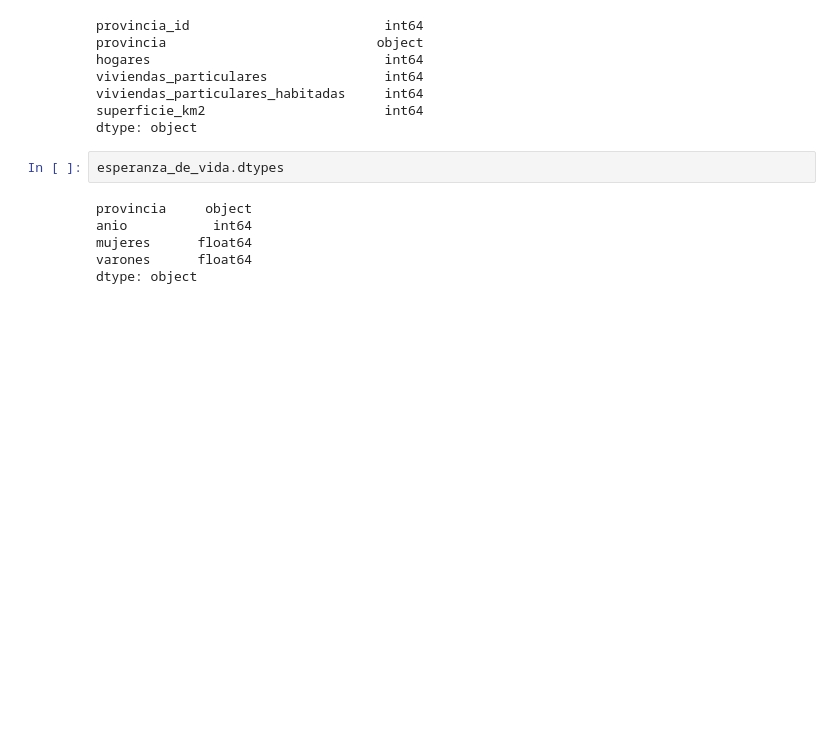
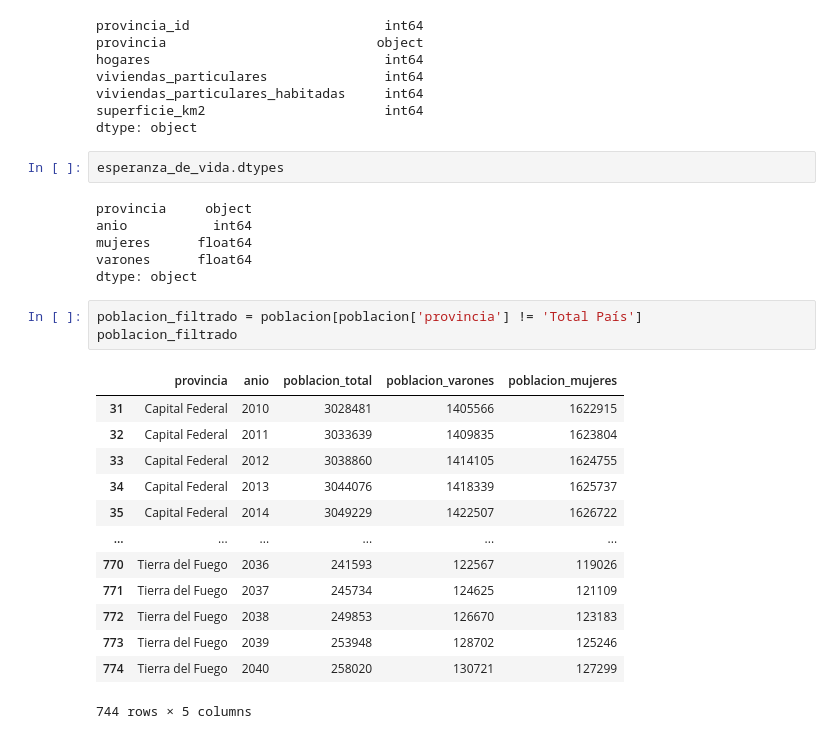
Before and after one commit to yanetcoronelok/api2_coronel_yanet, a Jupyter notebook: api2_coronel_yanet.ipynb, the cells around one changed output. Cells and saved outputs as stored; diff of their text form; blank space fills up the shorter version.

```diff
--- a/api2_coronel_yanet.ipynb
+++ b/api2_coronel_yanet.ipynb
@@ -169,3 +169,20 @@ anio           int64
 mujeres      float64
 varones      float64
 dtype: object
+# %%
+poblacion_filtrado = poblacion[poblacion['provincia'] != 'Total País']
+poblacion_filtrado
+# %% [output]
+|  | provincia | anio | poblacion_total | poblacion_varones | poblacion_mujeres |
+| 31 | Capital Federal | 2010 | 3028481 | 1405566 | 1622915 |
+| 32 | Capital Federal | 2011 | 3033639 | 1409835 | 1623804 |
+| 33 | Capital Federal | 2012 | 3038860 | 1414105 | 1624755 |
+| 34 | Capital Federal | 2013 | 3044076 | 1418339 | 1625737 |
+| 35 | Capital Federal | 2014 | 3049229 | 1422507 | 1626722 |
+| ... | ... | ... | ... | ... | ... |
+| 770 | Tierra del Fuego | 2036 | 241593 | 122567 | 119026 |
+| 771 | Tierra del Fuego | 2037 | 245734 | 124625 | 121109 |
+| 772 | Tierra del Fuego | 2038 | 249853 | 126670 | 123183 |
+| 773 | Tierra del Fuego | 2039 | 253948 | 128702 | 125246 |
+| 774 | Tierra del Fuego | 2040 | 258020 | 130721 | 127299 |
+744 rows × 5 columns
```
Also changed, not shown: parts of 1 cell of this notebook.
